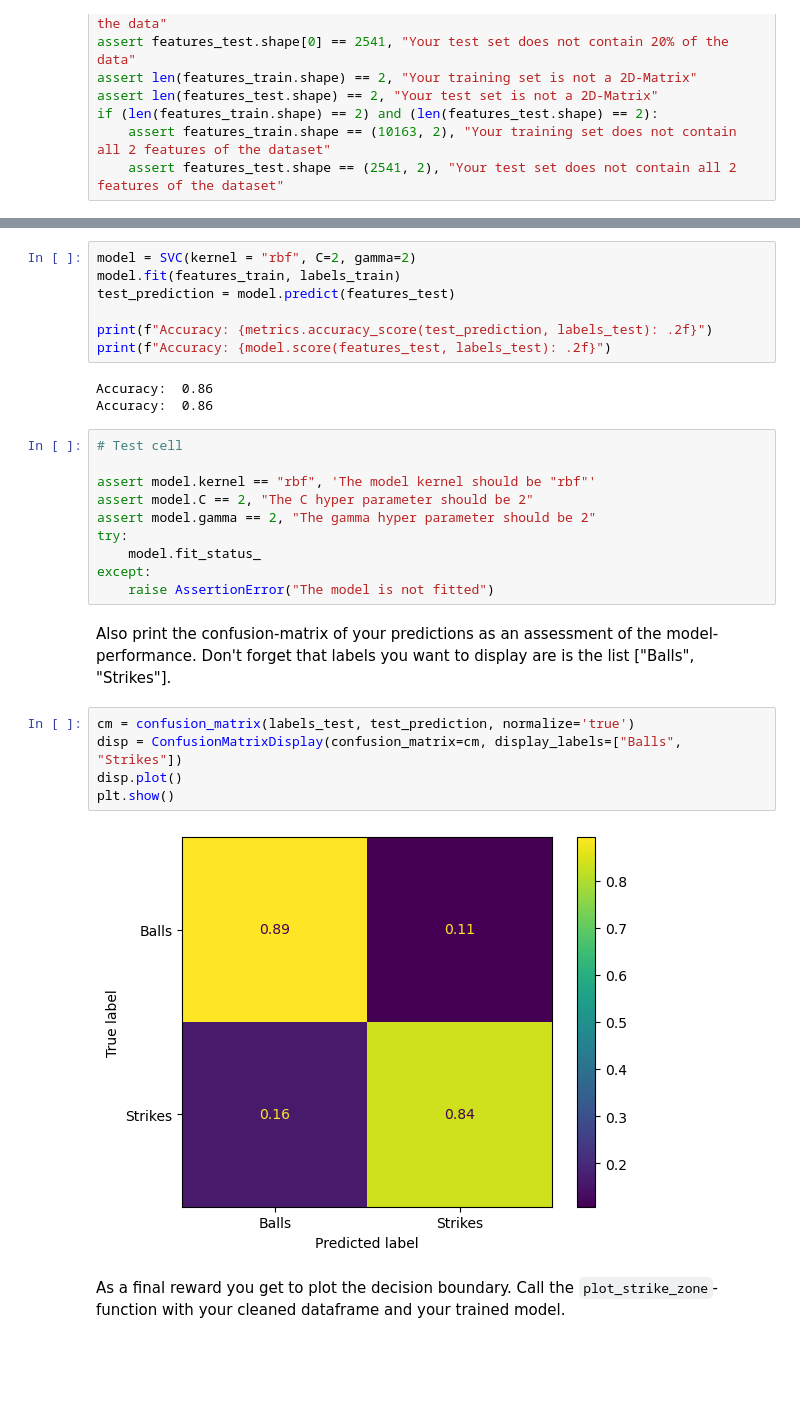
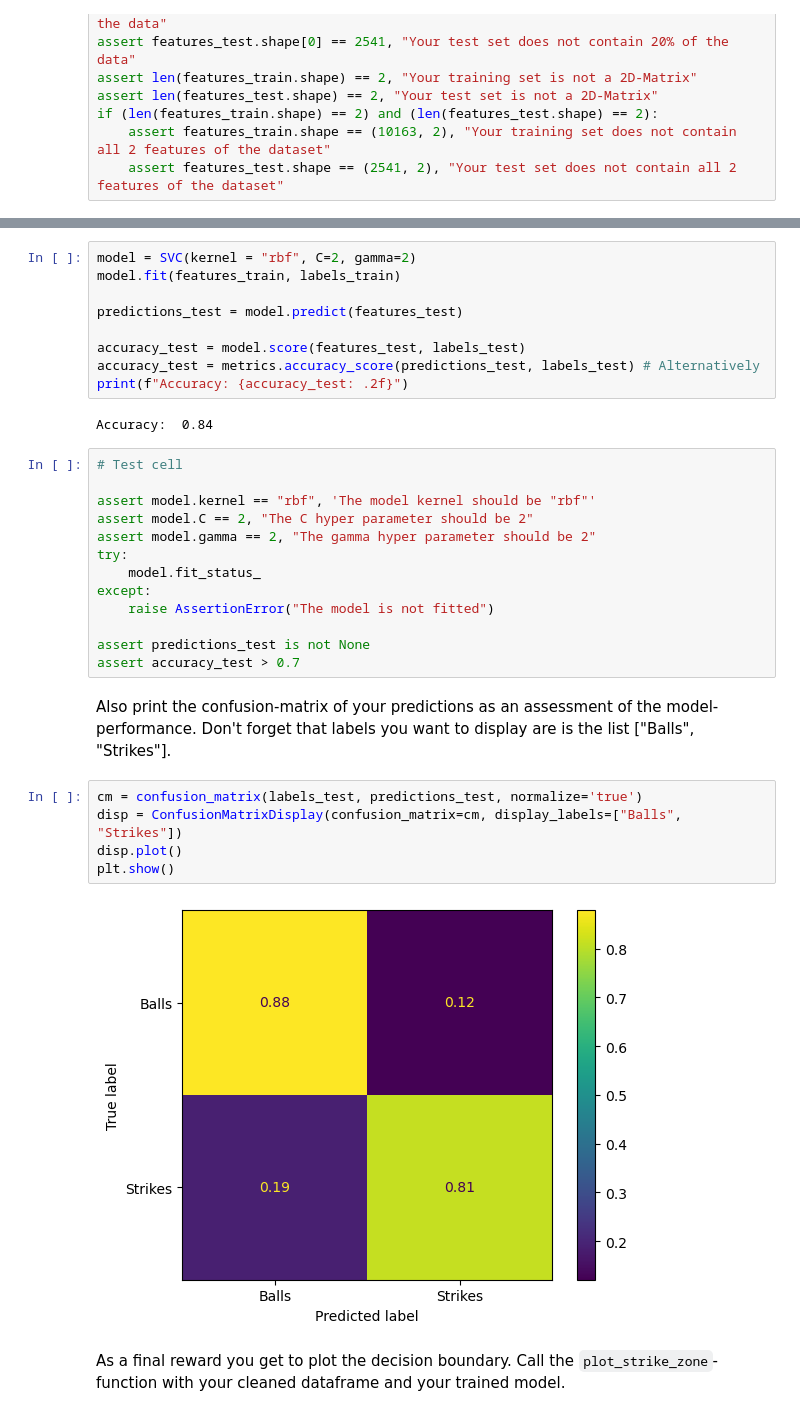
Before and after one commit to Tacitus523/ml4chem, a Jupyter notebook: Classification/2.3_SupportVectorMachineSolution.ipynb, the cells around one changed output, grey strips where cells are left out. Cells and saved outputs as stored; diff of their text form; blank space fills up the shorter version.

````diff
--- a/Classification/2.3_SupportVectorMachineSolution.ipynb
+++ b/Classification/2.3_SupportVectorMachineSolution.ipynb
@@ -222,13 +222,14 @@ Save the model to a variable called `model`, use the appropiate hyper parameters
 # %%
 model = SVC(kernel = "rbf", C=2, gamma=2)
 model.fit(features_train, labels_train)
-test_prediction = model.predict(features_test)
 
-print(f"Accuracy: {metrics.accuracy_score(test_prediction, labels_test): .2f}")
-print(f"Accuracy: {model.score(features_test, labels_test): .2f}")
+predictions_test = model.predict(features_test)
+
+accuracy_test = model.score(features_test, labels_test)
+accuracy_test = metrics.accuracy_score(predictions_test, labels_test) # Alternatively
+print(f"Accuracy: {accuracy_test: .2f}")
 # %% [output]
-Accuracy:  0.86
-Accuracy:  0.86
+Accuracy:  0.84
 # %%
 # Test cell
 
@@ -239,15 +240,18 @@ try:
     model.fit_status_
 except:
     raise AssertionError("The model is not fitted")
+
+assert predictions_test is not None
+assert accuracy_test > 0.7
 # %% [markdown]
 Also print the confusion-matrix of your predictions as an assessment of the model-performance. Don't forget that labels you want to display are is the list ["Balls", "Strikes"].
 # %%
-cm = confusion_matrix(labels_test, test_prediction, normalize='true')
+cm = confusion_matrix(labels_test, predictions_test, normalize='true')
 disp = ConfusionMatrixDisplay(confusion_matrix=cm, display_labels=["Balls", "Strikes"])
 disp.plot()
 plt.show()
 # %% [output]
-[figure, old version]
+[figure, new version]
 # %% [markdown]
 As a final reward you get to plot the decision boundary. Call the ```plot_strike_zone```-function with your cleaned dataframe and your trained model.
 # %%
````
Also changed, not shown: parts of 4 cells of this notebook, 1 other file.
